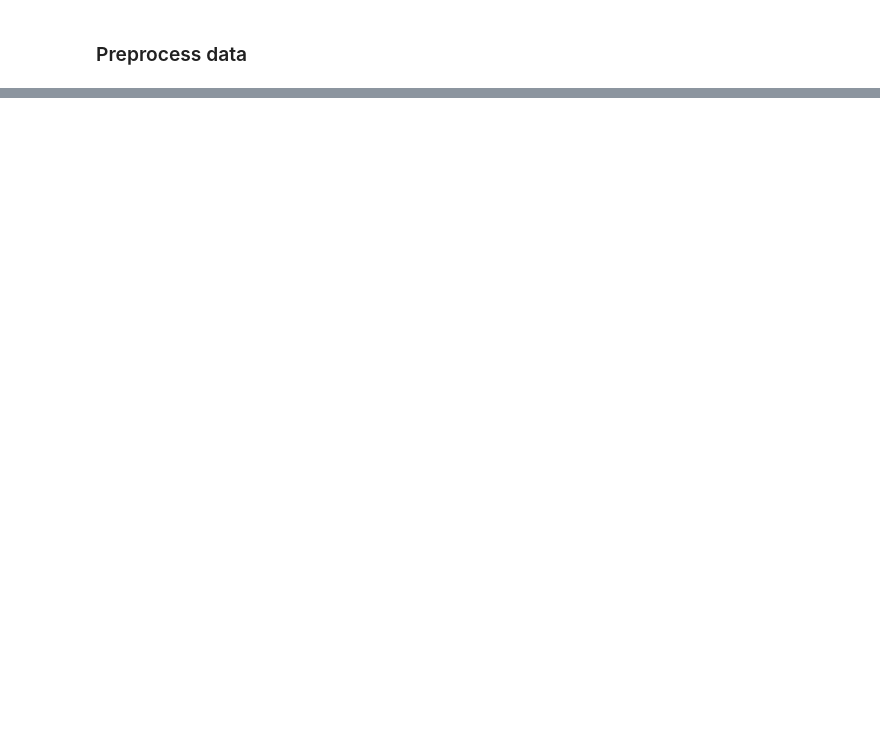
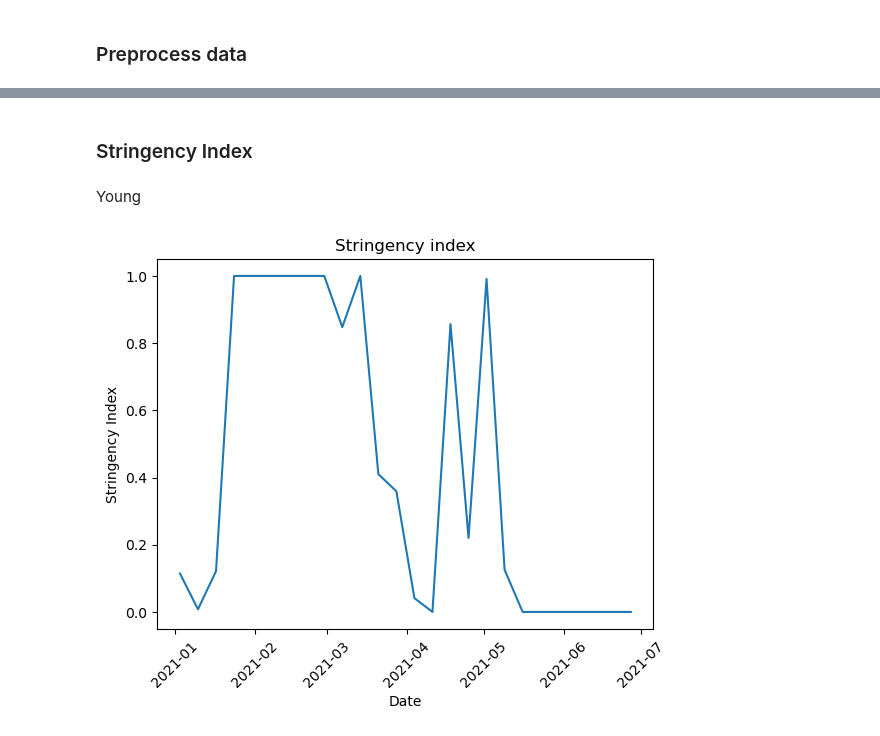
Before and after one commit to mpiotro4/PBAD, a Jupyter notebook: src/predictions_optimized/predictions_optimized_minMaxI.ipynb, the cells around one changed output, grey strips where cells are left out. Saved outputs shown, nothing was run; the diff lists cells and outputs as text; code cells hidden in the pictures; blank space fills up the shorter version.

```diff
--- a/src/predictions_optimized/predictions_optimized_minMaxI.ipynb
+++ b/src/predictions_optimized/predictions_optimized_minMaxI.ipynb
@@ -579,0 +32,2 @@ for i in range(0, 9):
+# %%
+df['Si'] = np.interp(df.Psi, [0.7, 1], [1, 0])
@@ -579,0 +36,4 @@ for i in range(0, 9):
+# %%
+df_young = df[df.grupa == "young"][['tydzien', 'Si']]
+df_middle = df[df.grupa == "middle_aged"][['tydzien', 'Si']]
+df_old = df[df.grupa == "old"][['tydzien', 'Si']]
@@ -579,0 +42,4 @@ for i in range(0, 9):
+# %%
+df_young.set_index(pd.date_range(start='1/3/2021', periods=26, freq='W'), inplace=True)
+df_middle.set_index(pd.date_range(start='1/3/2021', periods=26, freq='W'), inplace=True)
+df_old.set_index(pd.date_range(start='1/3/2021', periods=26, freq='W'), inplace=True)
@@ -579,0 +60,16 @@ for i in range(0, 9):
+# %% [markdown]
+### Stringency Index
+# %%
+def plot_si(df):
+    plt.plot(df.Si)
+    plt.xlabel('Date')
+    plt.ylabel('Stringency Index')
+    plt.title('Stringency index')
+    plt.xticks(rotation=45)
+    plt.show()
+# %% [markdown]
+Young
+# %%
+plot_si(df_young)
+# %% [output]
+[figure, added]
```
Also changed, not shown: parts of 67 cells of this notebook.
